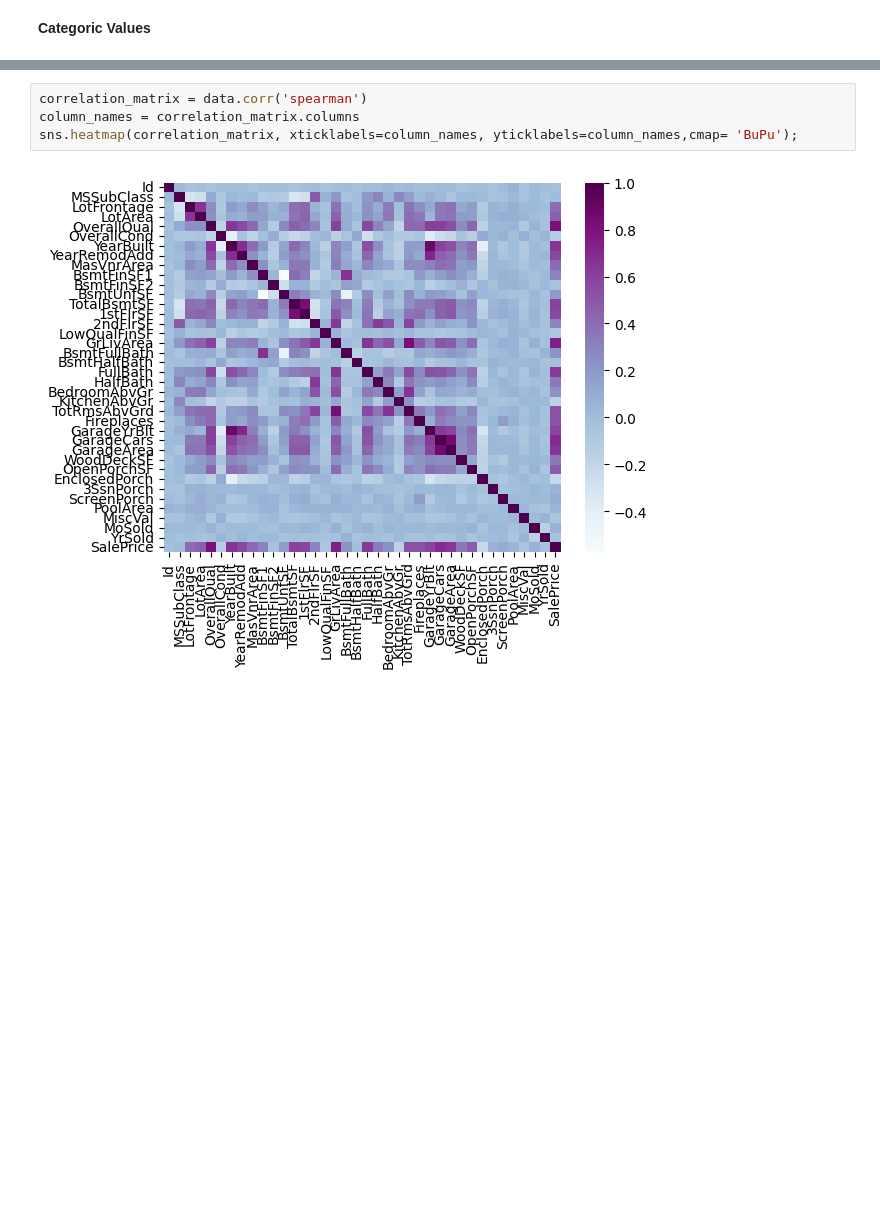
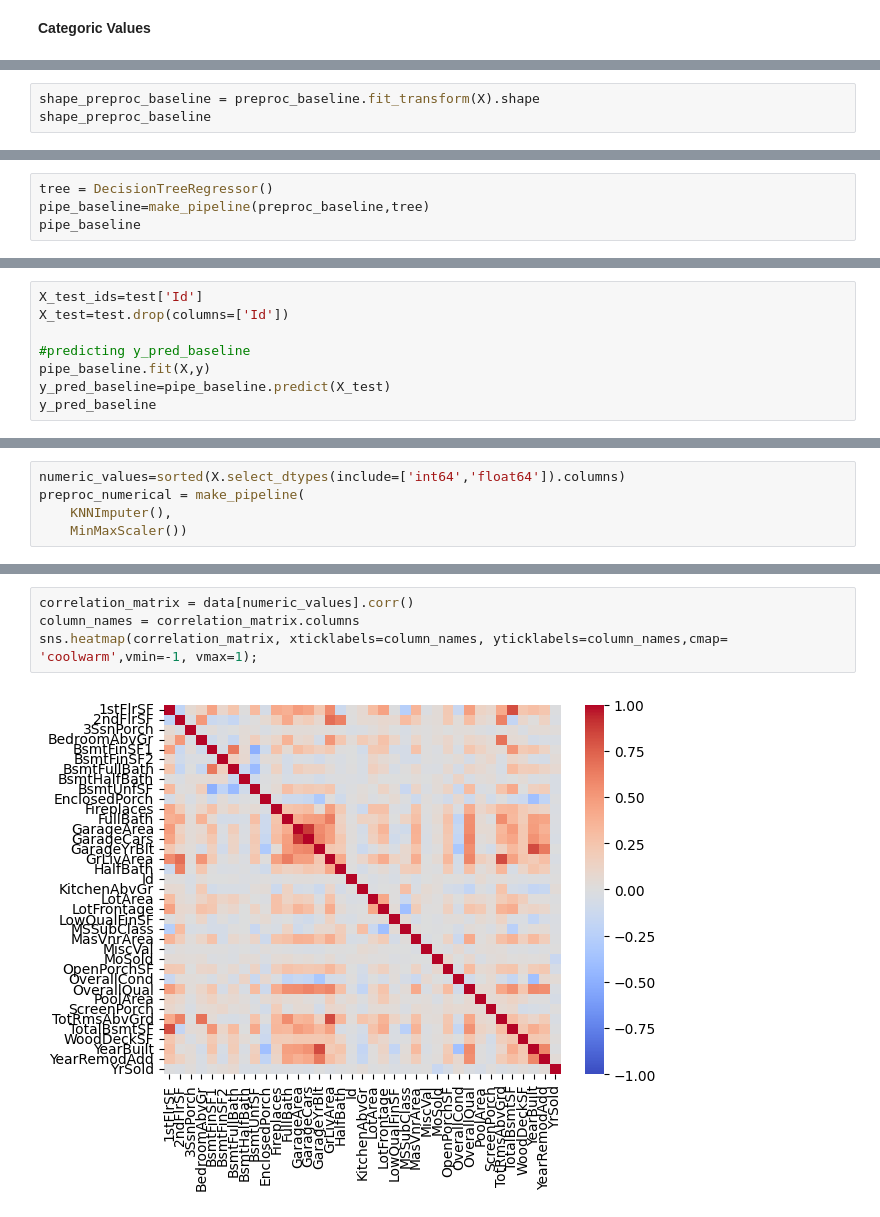
Before and after one commit to Cguiver26/House_Kaggle, a Jupyter notebook: House Kaggle.ipynb, the cells around one changed output, grey strips where cells are left out. Cells and saved outputs as stored; diff of their text form; blank space fills up the shorter version.

```diff
--- a/House Kaggle.ipynb
+++ b/House Kaggle.ipynb
@@ -159,0 +221,3 @@ print(test.shape)
+# %%
+shape_preproc_baseline = preproc_baseline.fit_transform(X).shape
+shape_preproc_baseline
@@ -159,0 +226,4 @@ print(test.shape)
+# %%
+tree = DecisionTreeRegressor()
+pipe_baseline=make_pipeline(preproc_baseline,tree)
+pipe_baseline
@@ -159,0 +267,8 @@ print(test.shape)
+# %%
+X_test_ids=test['Id']
+X_test=test.drop(columns=['Id'])
+
+#predicting y_pred_baseline
+pipe_baseline.fit(X,y)
+y_pred_baseline=pipe_baseline.predict(X_test)
+y_pred_baseline
@@ -159,0 +351,5 @@ print(test.shape)
+# %%
+numeric_values=sorted(X.select_dtypes(include=['int64','float64']).columns)
+preproc_numerical = make_pipeline(
+    KNNImputer(),
+    MinMaxScaler())
@@ -160,6 +410,6 @@ print(test.shape)
 # %%
-correlation_matrix = data.corr('spearman')
+correlation_matrix = data[numeric_values].corr()
 column_names = correlation_matrix.columns
-sns.heatmap(correlation_matrix, xticklabels=column_names, yticklabels=column_names,cmap= 'BuPu');
+sns.heatmap(correlation_matrix, xticklabels=column_names, yticklabels=column_names,cmap= 'coolwarm',vmin=-1, vmax=1);
 # %% [output]
-[figure, old version]
+[figure, new version]
```
Also changed, not shown: parts of 56 cells of this notebook.
